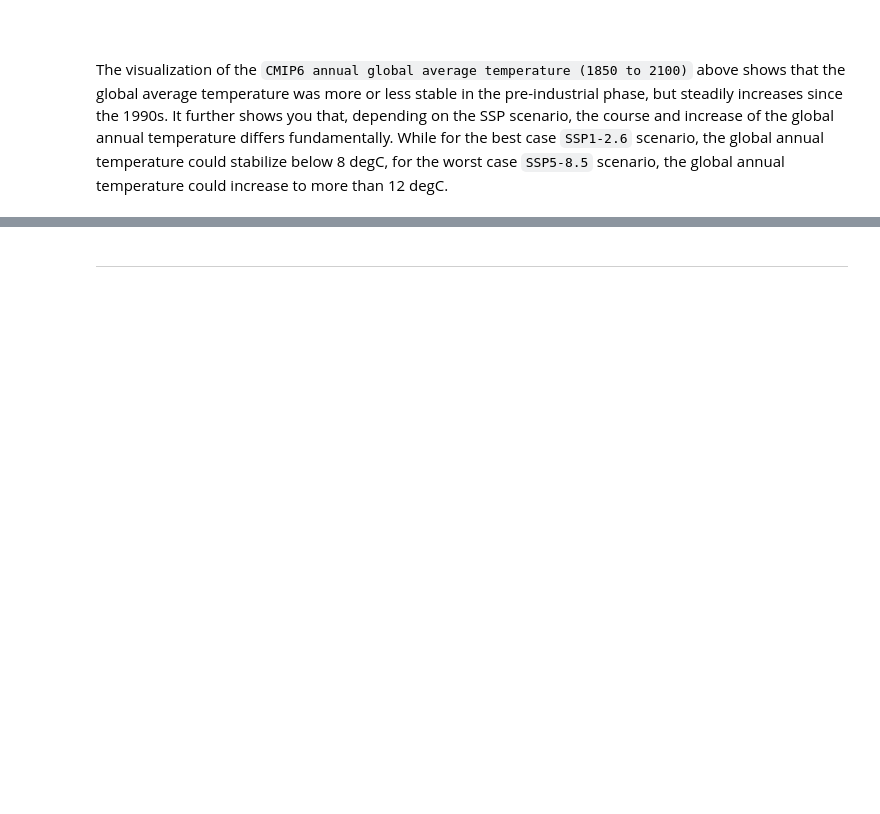
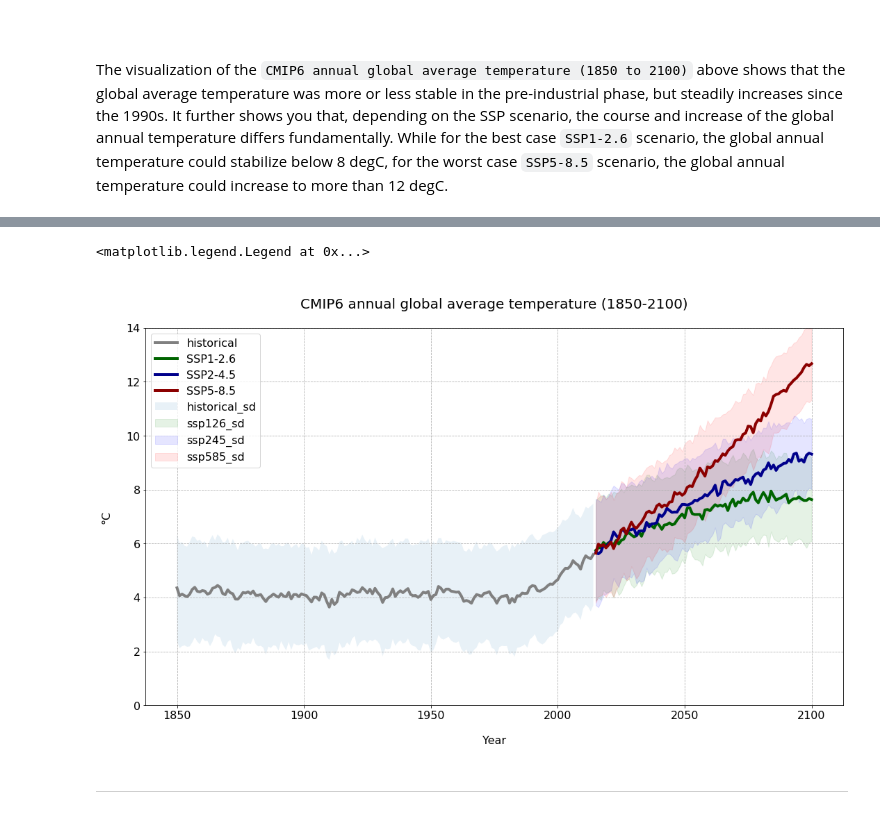
Before and after one commit to ecmwf-projects/copernicus-training, a Jupyter notebook: 131_c3s_cmip6_global_climate_projections.ipynb, the cells around one changed output, grey strips where cells are left out. Drawn from its saved outputs; the diff is of its cells as text; code cells hidden in the pictures; blank space fills up the shorter version.

```diff
--- a/131_c3s_cmip6_global_climate_projections.ipynb
+++ b/131_c3s_cmip6_global_climate_projections.ipynb
@@ -553,3 +610,36 @@ The visualization of the `CMIP6 annual global average temperature (1850 to 2100)
+# %%
+# Initiate the plot
+fig = plt.figure(figsize=(18,10))
+ax = plt.subplot()
+
+# Plot the global annual near-surface air temperature data for the historical experiment
+ax.plot(tas_historical_y1.year[:], tas_historical_y1, color='grey', linewidth='4', label='historical')
+ax.fill_between(tas_historical_y1.year[:], y12, y13, alpha=0.1, label='historical_sd')
+
+# Plot the global annual near-surface air temperature data for the three scenarios
+ax.plot(tas_ssp126_y1.year[:], tas_ssp126_y1, color='darkgreen', linewidth='4', label='SSP1-2.6')
+ax.fill_between(tas_ssp126_y1.year[:], y22, y23, alpha=0.1, color='green', label='ssp126_sd')
+
+ax.plot(tas_ssp245_y1.year[:], tas_ssp245_y1, color='darkblue', linewidth='4', label='SSP2-4.5')
+ax.fill_between(tas_ssp245_y1.year[:], y32, y33, alpha=0.1, color='blue', label='ssp245_sd')
+
+ax.plot(tas_ssp585_y1.year[:], tas_ssp585_y1, color='darkred', linewidth='4', label='SSP5-8.5')
+ax.fill_between(tas_ssp585_y1.year[:], y42, y43, alpha=0.1, color='red', label='ssp585_sd')
+
+# Set axes labels and a title
+ax.set_title('\nCMIP6 annual global average temperature (1850-2100)\n', fontsize=20)
+ax.set_ylabel('°C\n', fontsize=16)
+ax.set_xlabel('\nYear', fontsize=16)
+
+# Customize limits for y-axis, add gridlines and legend
+ax.set_ylim(0,14)
+ax.grid(linestyle='--')
+plt.xticks(fontsize=16)
+plt.yticks(fontsize=16)
+plt.legend(fontsize=16, loc=2)
+# %% [output]
+<matplotlib.legend.Legend at 0x...>
+[figure, added]
 # %% [markdown]
 <hr>
 # %% [markdown]
```
Also changed, not shown: parts of 2 cells of this notebook, 4 other files.
